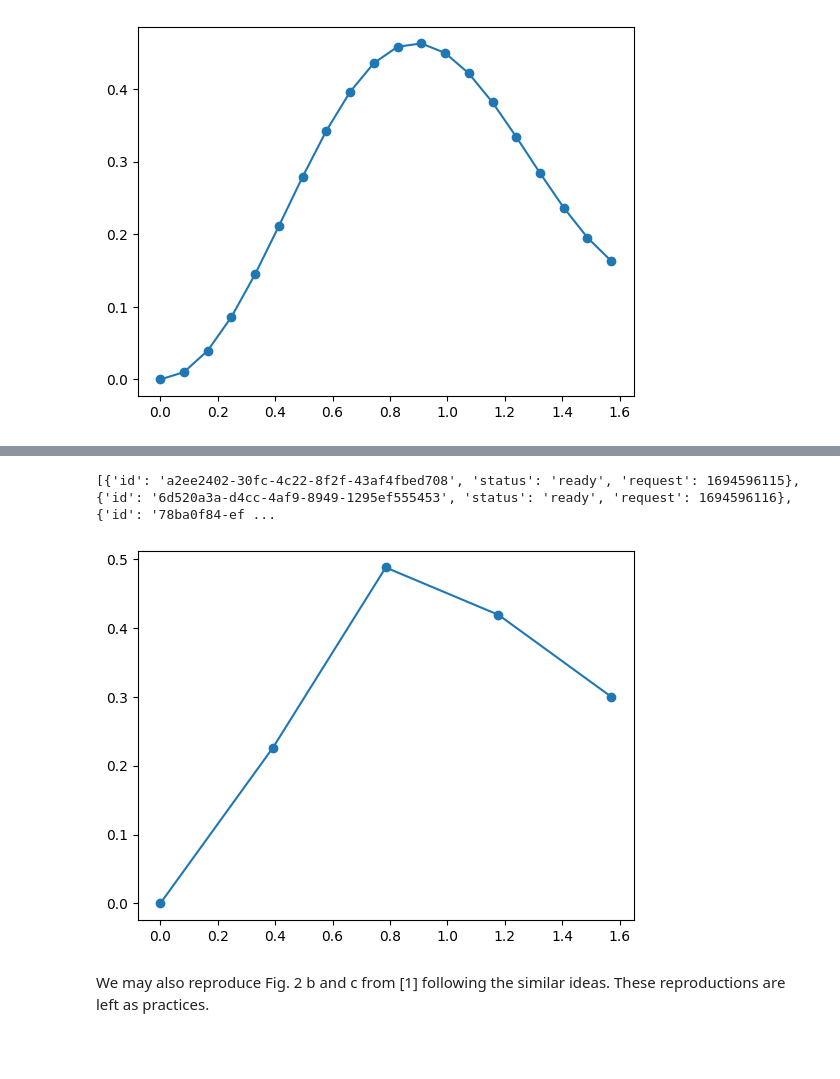
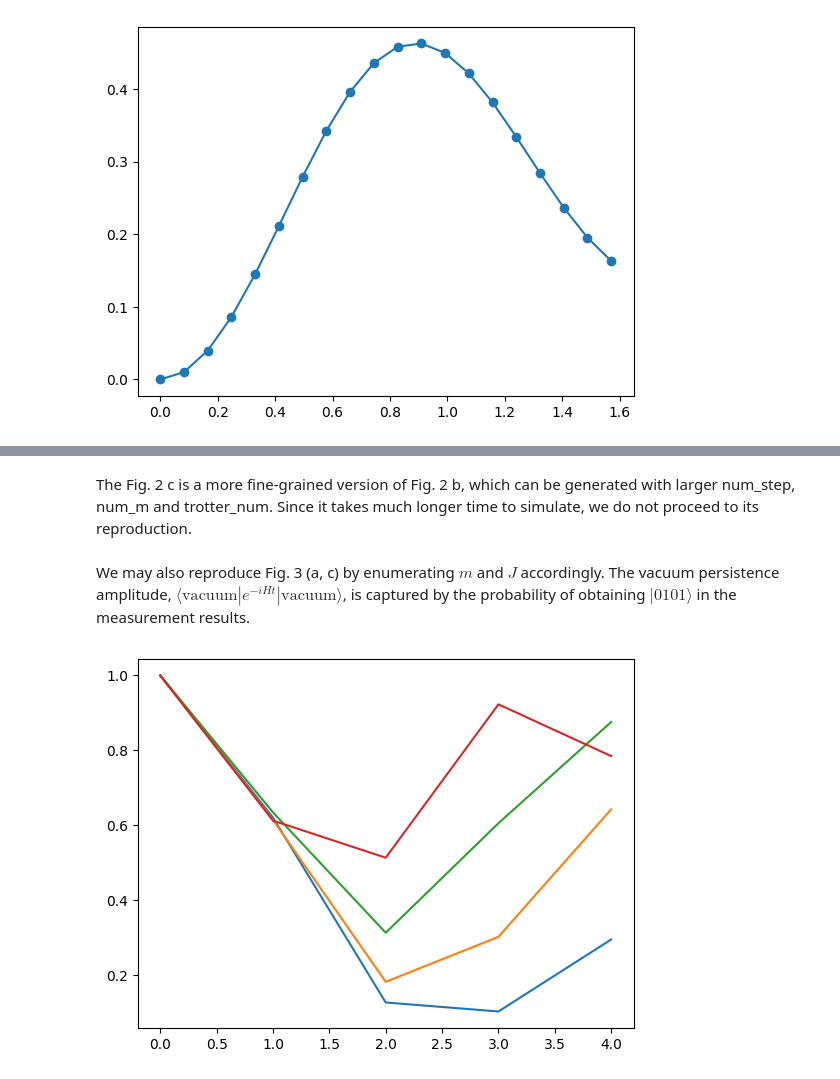
Before and after one commit to PicksPeng/SimuQ, a Jupyter notebook: notebooks/tutorials/3-schwinger.ipynb, the cells around one changed output, grey strips where cells are left out. Saved outputs shown, nothing was run; the diff lists cells and outputs as text; code cells hidden in the pictures; blank space fills up the shorter version.

```diff
--- a/notebooks/tutorials/3-schwinger.ipynb
+++ b/notebooks/tutorials/3-schwinger.ipynb
@@ -138,17 +218,20 @@ Now we send it to the IonQ Aria-2 to execute. It may take a while to queue, so w
+# %% [markdown]
+The Fig. 2 c is a more fine-grained version of Fig. 2 b, which can be generated with larger num_step, num_m and trotter_num. Since it takes much longer time to simulate, we do not proceed to its reproduction.
+# %% [markdown]
+We may also reproduce Fig. 3 (a, c) by enumerating $m$ and $J$ accordingly. The vacuum persistence amplitude, $\langle \mathrm{vacuum}|e^{-iHt}|\mathrm{vacuum}\rangle$, is captured by the probability of obtaining $|0101\rangle$ in the measurement results.
 # %%
-num_step = 4
-timestep=np.linspace(0, np.pi/2, num_step + 1)
-job_list = []
-for step, t in enumerate(timestep[1:]):
-    walk = schwinger(N, t)
-    ionqp.compile(walk, backend="aria-1", trotter_num=step + 1, state_prep=state_prep, verbose = -1)
-    job_list.append(ionqp.run(shots=256, on_simulator=True, with_noise=True, verbose=-1))
-print(job_list)
+state_prep = BraketIonQCircuit(N).gpi(1, 0).gpi(3, 0)
+
+num_step, num_m = 4, 3
+timestep = np.linspace(0, np.pi / 2, num_step + 1)
+mstep = np.linspace(0, 1.5, num_m + 1)
+for stm, m in enumerate(mstep):
+    res = [1]
+    for step, t in enumerate(timestep[1:]):
+        walk = schwinger(N, t, m)
+        bp.compile(walk, provider="ionq", device="Aria-2", aais="heisenberg", trotter_num=step + 1, state_prep=state_prep, verbose = -1)
+        bp.run(shots=1000, on_simulator=True, verbose=-1)
+        res.append(bp.results()['0101'])
+    plt.plot(res)
 # %% [output]
-[{'id': 'a2ee2402-30fc-4c22-8f2f-43af4fbed708', 'status': 'ready', 'request': 1694596115}, {'id': '6d520a3a-d4cc-4af9-8949-1295ef555453', 'status': 'ready', 'request': 1694596116}, {'id': '78ba0f84-ef ...
+[figure, added]
-# %%
-draw_with_ionq_jobs(job_list)
-# %% [output]
-[figure, removed]
-# %% [markdown]
-We may also reproduce Fig. 2 b and c from \[1\] following the similar ideas. These reproductions are left as practices.
```
Also changed, not shown: parts of 22 cells of this notebook, 5 other files.
